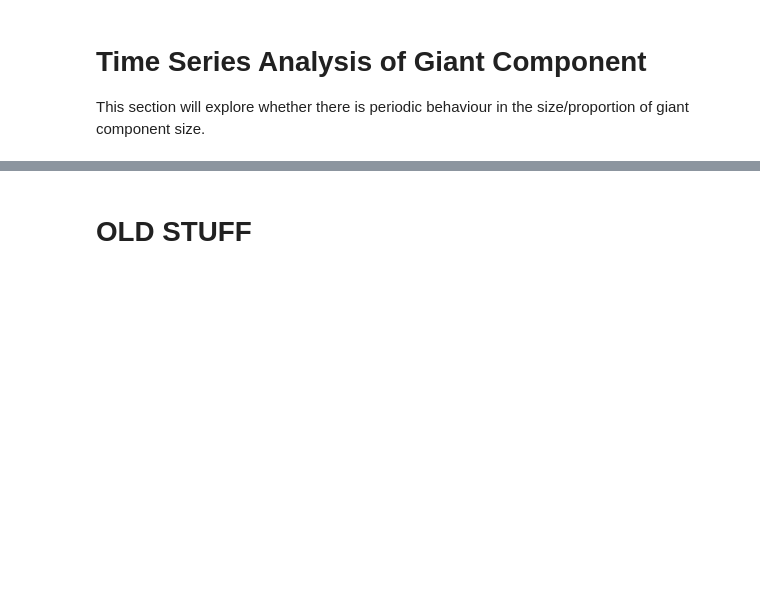
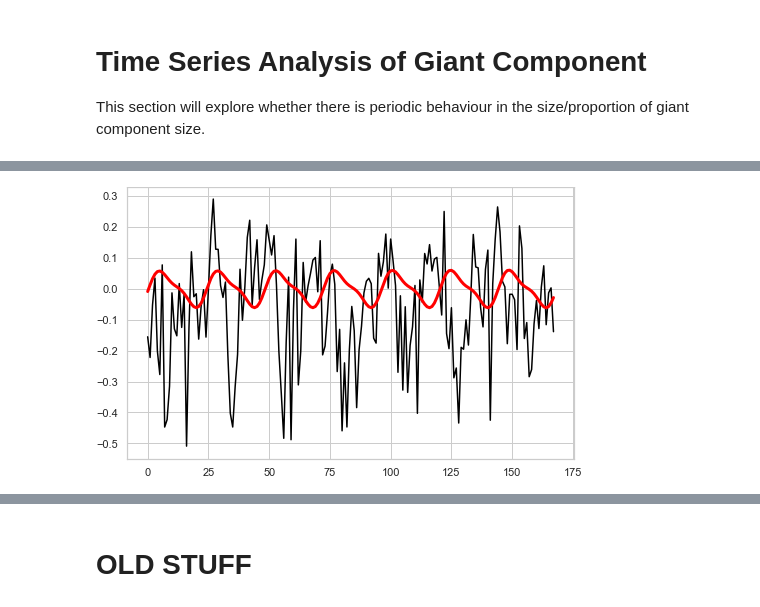
Before and after one commit to miratepuffin/Raphtory-Plots, a Jupyter notebook: Gab Plots.ipynb, the cells around one changed output, grey strips where cells are left out. Cells and saved outputs as stored; diff of their text form; code cells hidden in the pictures; blank space fills up the shorter version.

```diff
--- a/Gab Plots.ipynb
+++ b/Gab Plots.ipynb
@@ -734,0 +762,19 @@ plt.show()
+# %%
+#First 10 harmonics against real data for 1 week
+
+ix_half = np.argsort(-1*np.absolute(x)[0:round(0.5*fs)])
+res_half = np.absolute(x[ix_half])
+
+ix_full = np.argsort(-1*np.absolute(x))
+res_full = np.absolute(x[ix_full])
+
+tmp = np.zeros(len(x))
+tmp[ix_full[:10]]=x[ix_full[:10]]
+res2 = np.fft.ifft(tmp)
+
+plt.figure(figsize=(8,5))
+plt.plot(range(168),new_proportions[1000:1168],color='black')
+plt.plot(range(168),res2[1000:1168],color='red',linewidth=3)
+plt.show()
+# %% [output]
+[figure, added]
```
Also changed, not shown: parts of 8 cells of this notebook.
